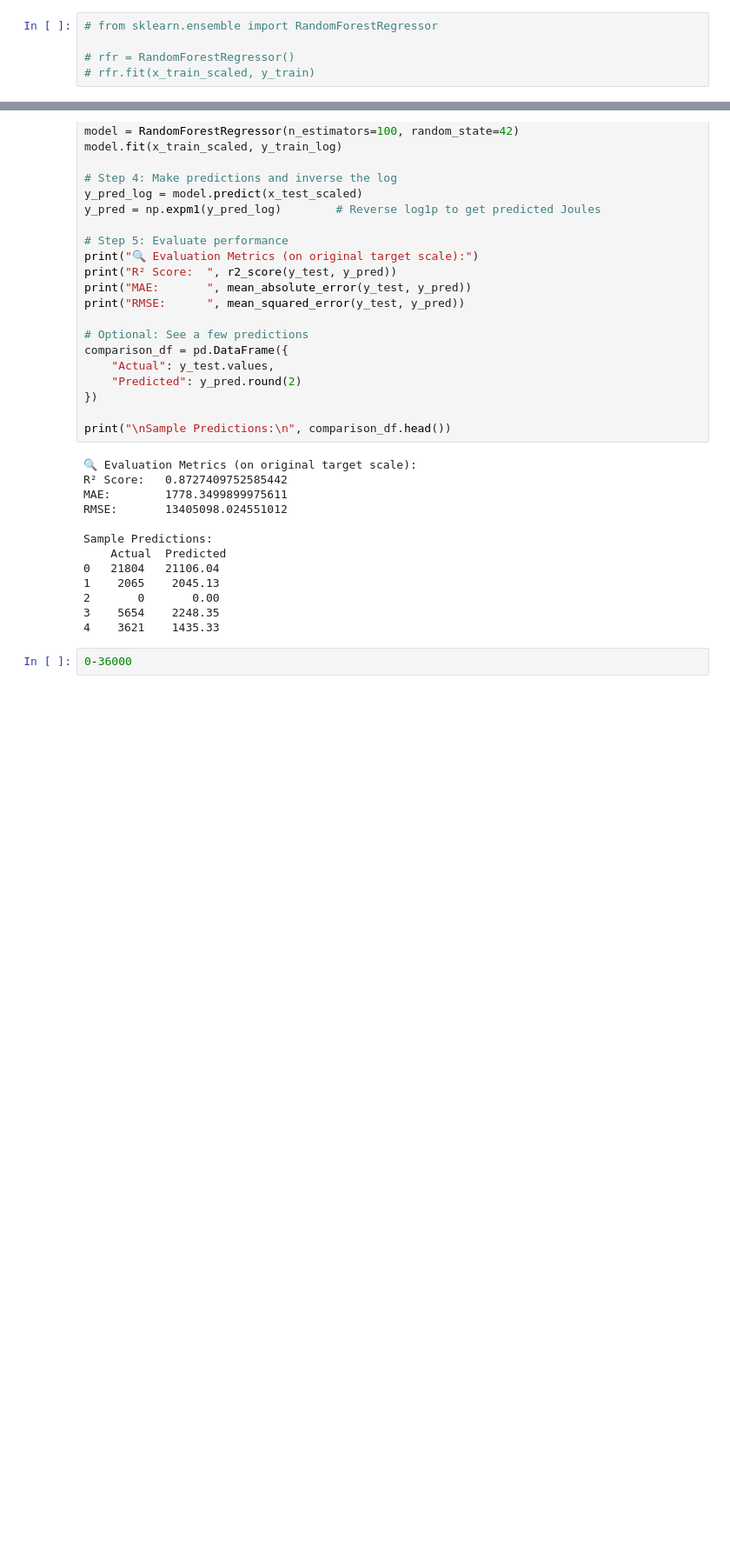
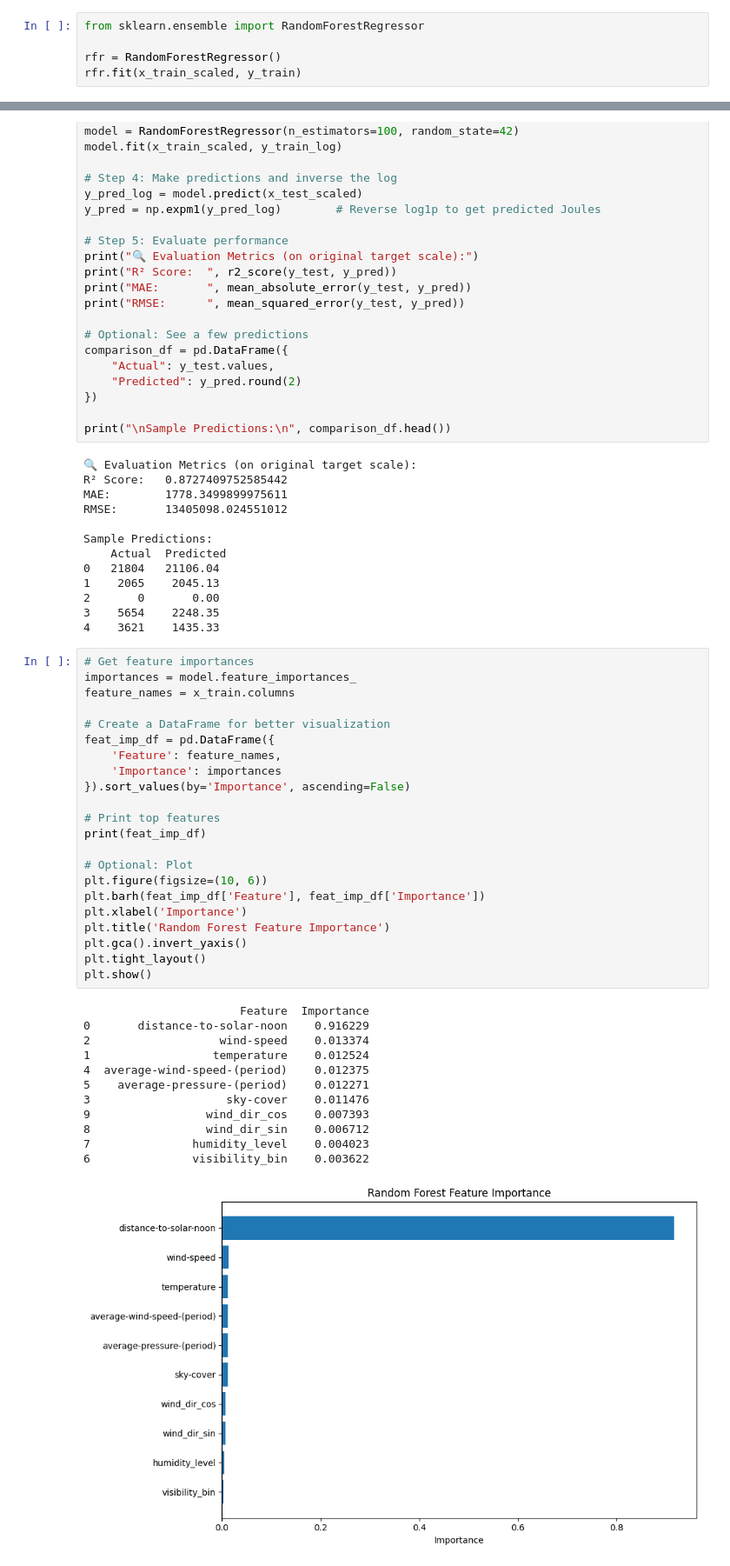
Before and after one commit to rizz045/Solar-Power-Generation-Prediction-Using-ML-Regression-Techniques, a Jupyter notebook: Solar_Power_Generation_Prediction Using_Regression.ipynb, the cells around one changed output, grey strips where cells are left out. Shown at 87% size. Saved outputs shown, nothing was run; the diff lists cells and outputs as text; blank space fills up the shorter version.

```diff
--- a/Solar_Power_Generation_Prediction Using_Regression.ipynb
+++ b/Solar_Power_Generation_Prediction Using_Regression.ipynb
@@ -464,7 +459,7 @@ x_test_scaled = scaler.fit_transform(x_test)
 # %% [markdown]
 # Model building
 # %%
-# from sklearn.ensemble import RandomForestRegressor
+from sklearn.ensemble import RandomForestRegressor
 
-# rfr = RandomForestRegressor()
-# rfr.fit(x_train_scaled, y_train)
+rfr = RandomForestRegressor()
+rfr.fit(x_train_scaled, y_train)
@@ -531,5 +531,38 @@ Sample Predictions:
 2       0       0.00
 3    5654    2248.35
 4    3621    1435.33
-# %%
-0-36000
+# %%
+# Get feature importances
+importances = model.feature_importances_
+feature_names = x_train.columns
+
+# Create a DataFrame for better visualization
+feat_imp_df = pd.DataFrame({
+    'Feature': feature_names,
+    'Importance': importances
+}).sort_values(by='Importance', ascending=False)
+
+# Print top features
+print(feat_imp_df)
+
+# Optional: Plot
+plt.figure(figsize=(10, 6))
+plt.barh(feat_imp_df['Feature'], feat_imp_df['Importance'])
+plt.xlabel('Importance')
+plt.title('Random Forest Feature Importance')
+plt.gca().invert_yaxis()
+plt.tight_layout()
+plt.show()
+# %% [output]
+                       Feature  Importance
+0       distance-to-solar-noon    0.916229
+2                   wind-speed    0.013374
+1                  temperature    0.012524
+4  average-wind-speed-(period)    0.012375
+5    average-pressure-(period)    0.012271
+3                    sky-cover    0.011476
+9                 wind_dir_cos    0.007393
+8                 wind_dir_sin    0.006712
+7               humidity_level    0.004023
+6               visibility_bin    0.003622
+[figure, added]
```
Also changed, not shown: parts of 8 cells of this notebook.
